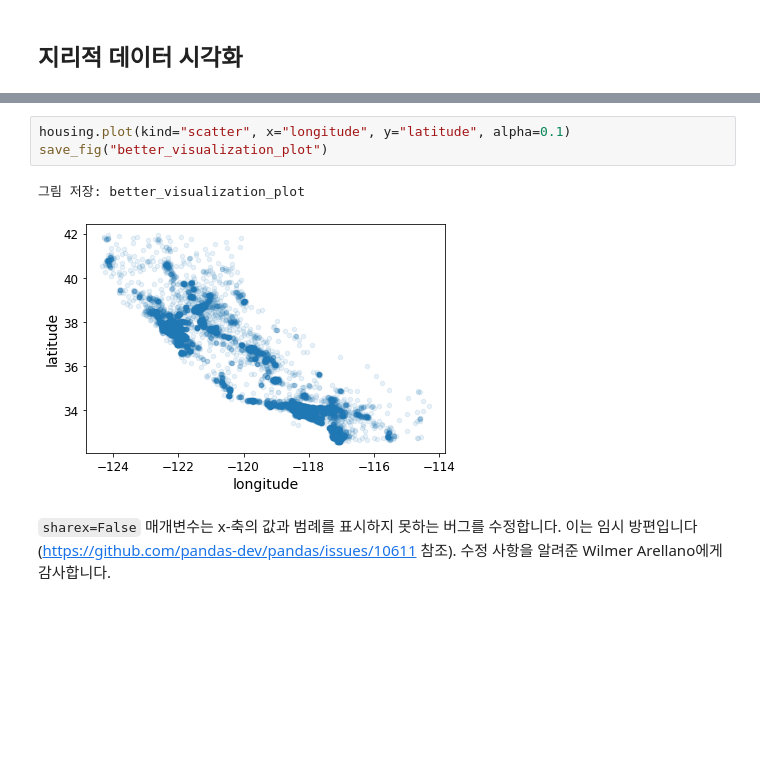
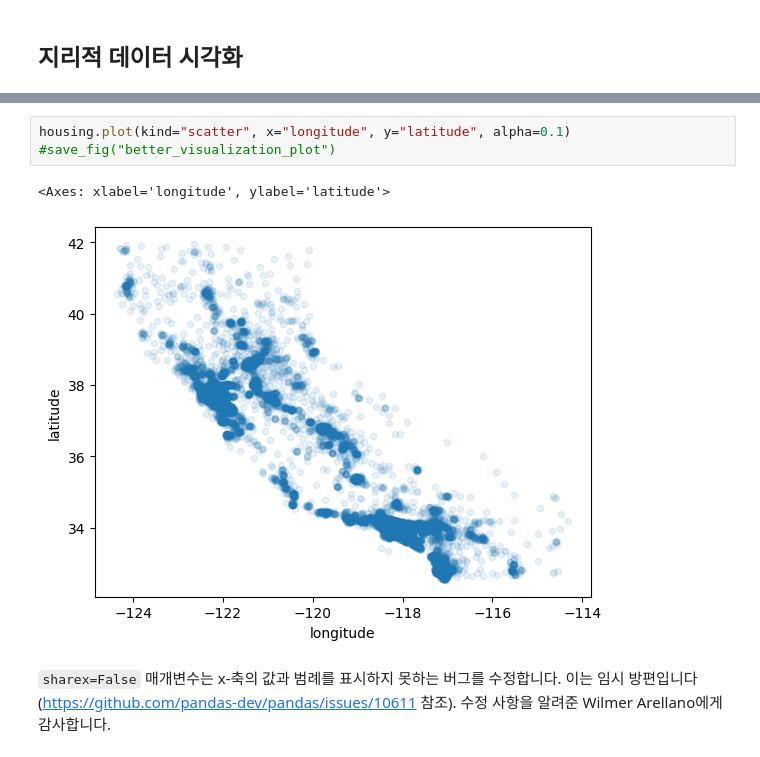
Before and after one commit to ssukk99/handson-ml2, a Jupyter notebook: 02_end_to_end_machine_learning_project.ipynb, the cells around one changed output, grey strips where cells are left out. Saved outputs shown, nothing was run; the diff lists cells and outputs as text; blank space fills up the shorter version.

```diff
--- a/02_end_to_end_machine_learning_project.ipynb
+++ b/02_end_to_end_machine_learning_project.ipynb
@@ -447,9 +440,9 @@ save_fig("bad_visualization_plot")
 # %%
 housing.plot(kind="scatter", x="longitude", y="latitude", alpha=0.1)
-save_fig("better_visualization_plot")
+#save_fig("better_visualization_plot")
 # %% [output]
-그림 저장: better_visualization_plot
+<Axes: xlabel='longitude', ylabel='latitude'>
-[figure, old version]
+[figure, new version]
 # %% [markdown]
 `sharex=False` 매개변수는 x-축의 값과 범례를 표시하지 못하는 버그를 수정합니다. 이는 임시 방편입니다(https://github.com/pandas-dev/pandas/issues/10611 참조). 수정 사항을 알려준 Wilmer Arellano에게 감사합니다.
 # %%
```
Also changed, not shown: parts of 40 cells of this notebook.
